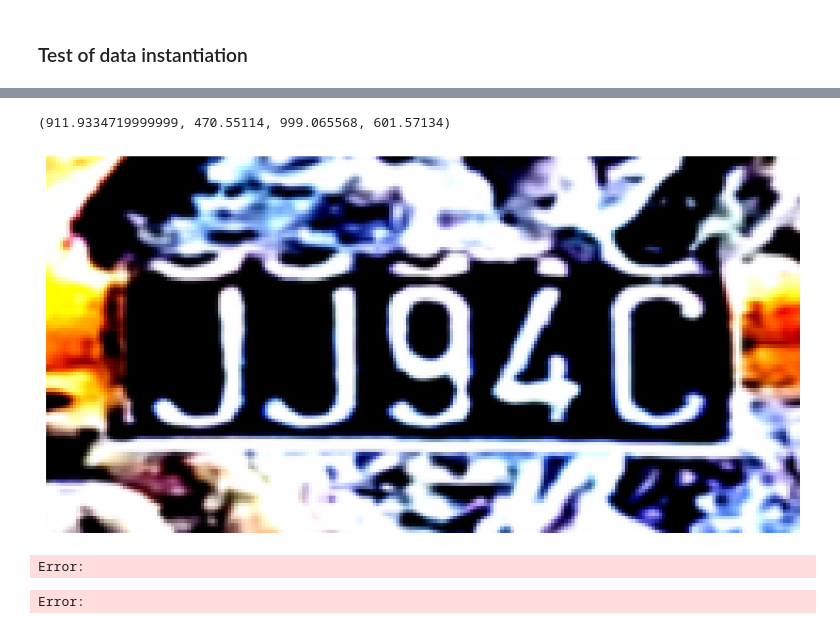
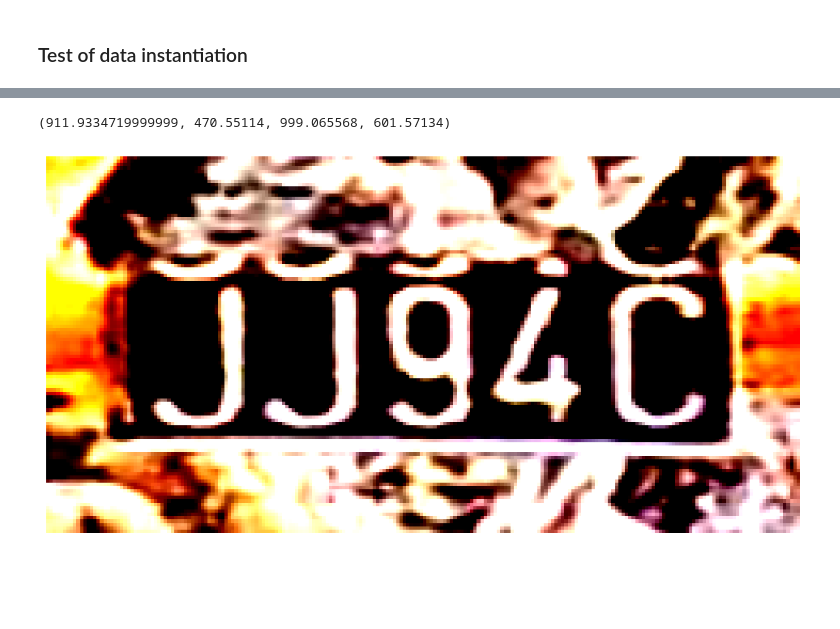
Before and after one commit to Krijosor/Bird-Is-The-Word, a Jupyter notebook: testbook.ipynb, the cells around one changed output, grey strips where cells are left out. Cells and saved outputs as stored; diff of their text form; code cells hidden in the pictures; blank space fills up the shorter version.

```diff
--- a/testbook.ipynb
+++ b/testbook.ipynb
@@ -110,10 +84,8 @@ Error:
 # %%
-img, bb, l = exp_dataset[1]
-print(bb)
+data = exp_dataset[1]
+print(data["bb"])
 
-draw_image_with_bb(img, bb)
+draw_image_with_bb(data["ocr_image"], data["bb"])
 # %% [output]
 (911.9334719999999, 470.55114, 999.065568, 601.57134)
-[figure, old version]
+[figure, new version]
-Error:
-Error:
```
Also changed, not shown: parts of 17 cells of this notebook, 1 other file.
